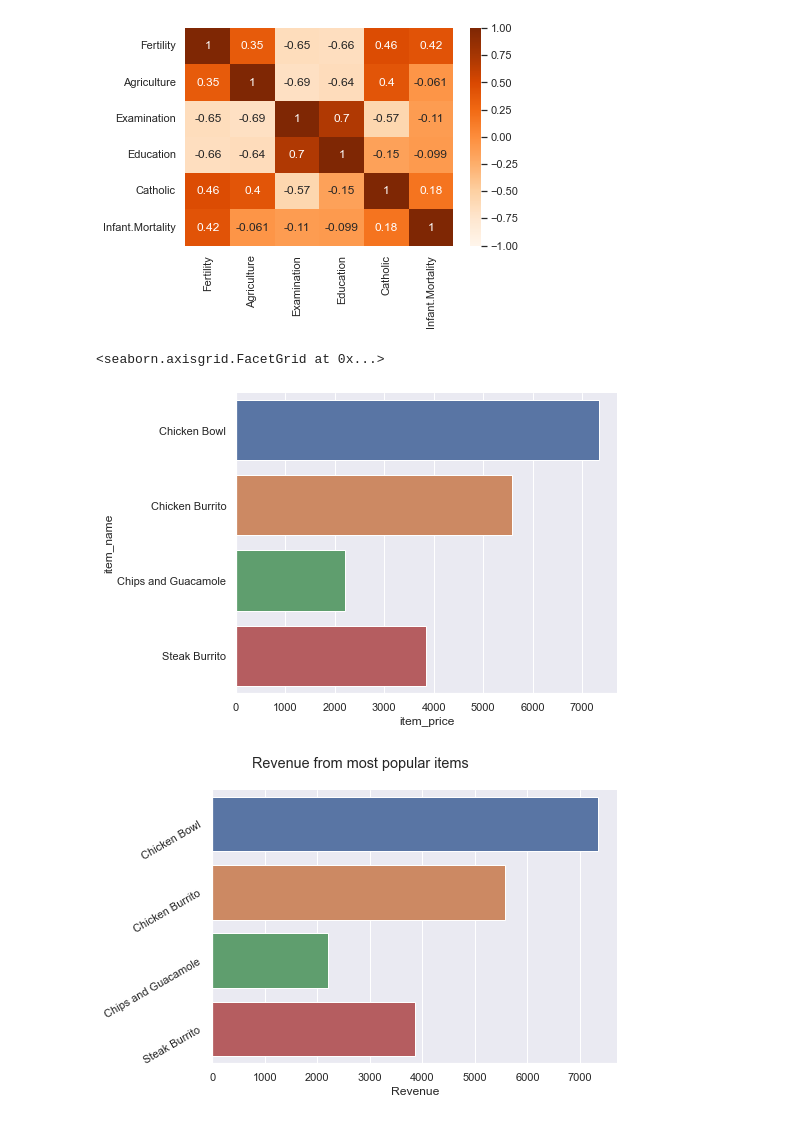
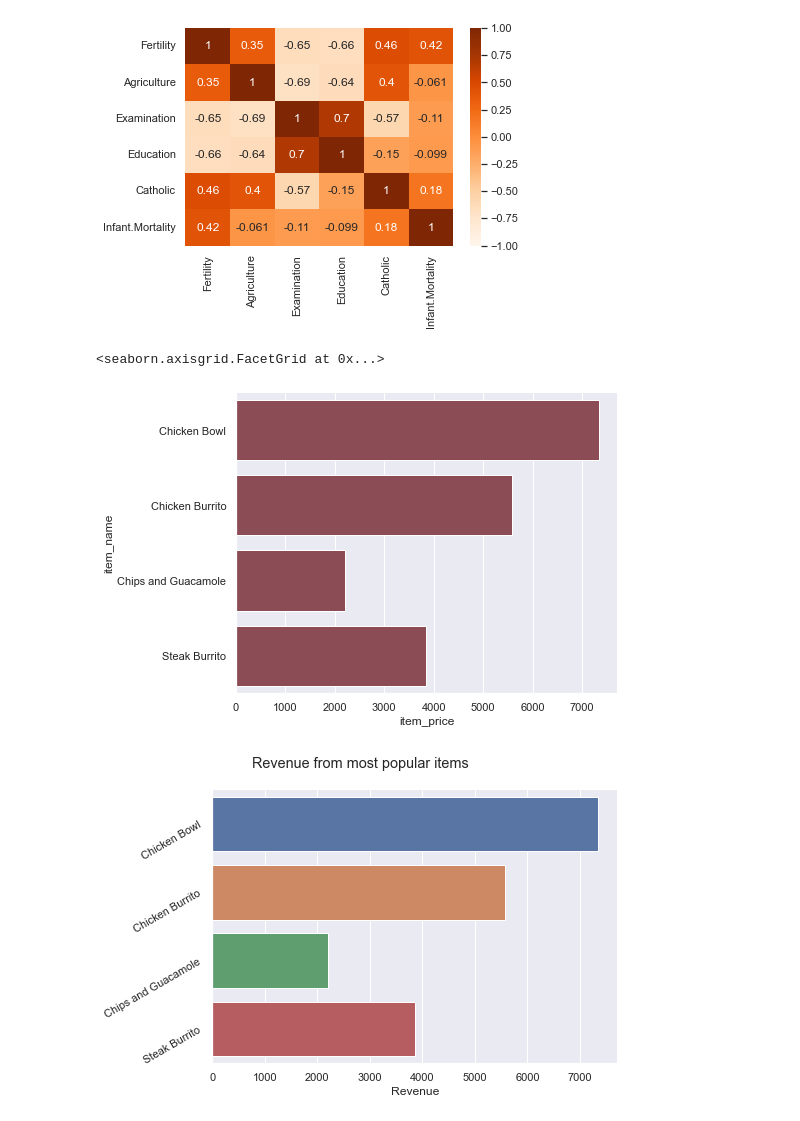
Before and after one commit to Cayt-Schlichting/numpy-pandas-visualization-exercises, a Jupyter notebook: seaborn_exercises.ipynb, the cells around one changed output. Drawn from its saved outputs; the diff is of its cells as text; code cells hidden in the pictures.

```diff
--- a/seaborn_exercises.ipynb
+++ b/seaborn_exercises.ipynb
@@ -173,16 +184,17 @@ df = chipo.groupby(['item_name'],as_index=False).agg({'item_price':'sum','quanti
 # %%
 # sns.catplot(data=df,x=df.index,y='item_price',kind='bar')
 #^^This threw an error related to the x labels.
 #Fixed by new groupby creating df w/o using group as index
 
 
 sns.catplot(data=df,y='item_name',x='item_price',
             kind='bar',
             orient='h',
-            aspect=1.5)
+            aspect=1.5,
+           color = '#95424e')
 # %% [output]
 <seaborn.axisgrid.FacetGrid at 0x...>
-[figure, old version]
+[figure, new version]
 # %%
 #now do the same, but pretty it up a bit
 g = sns.catplot(data=df,y='item_name',x='item_price',
```
Also changed, not shown: parts of 10 cells of this notebook.
